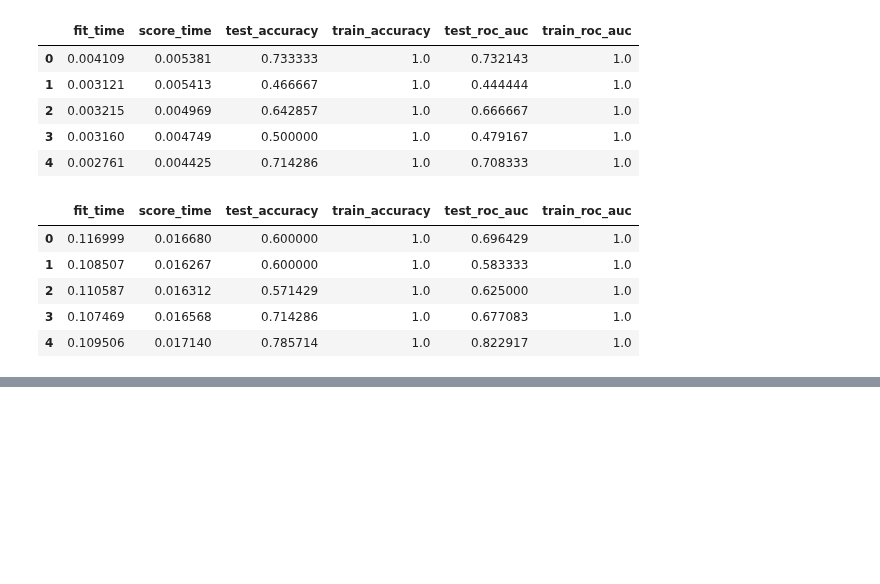
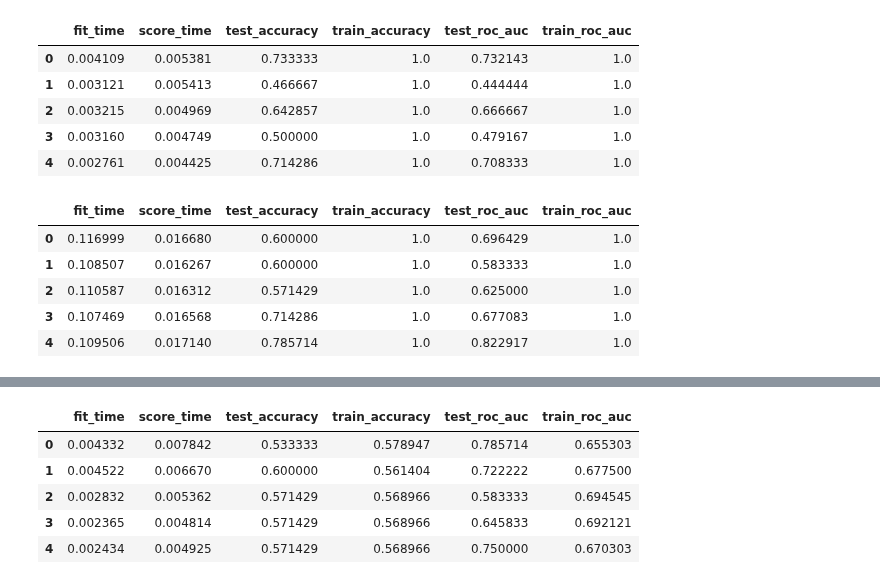
Before and after one commit to gianluca-capelo/tmt-analysis, a Jupyter notebook: notebooks/analyze_train_set.ipynb, the cells around one changed output, grey strips where cells are left out. Cells and saved outputs as stored; diff of their text form; code cells hidden in the pictures; blank space fills up the shorter version.

```diff
--- a/notebooks/analyze_train_set.ipynb
+++ b/notebooks/analyze_train_set.ipynb
@@ -154,0 +175,14 @@ pd.DataFrame(cv_results)
+# %%
+from sklearn.svm import SVC
+
+svm = SVC(random_state=RANDOM_STATE)
+
+cv_results = cross_validate(svm, X_train, y_train, cv=5, scoring=scoring, return_train_score=True)
+pd.DataFrame(cv_results)
+# %% [output]
+|  | fit_time | score_time | test_accuracy | train_accuracy | test_roc_auc | train_roc_auc |
+| 0 | 0.004332 | 0.007842 | 0.533333 | 0.578947 | 0.785714 | 0.655303 |
+| 1 | 0.004522 | 0.006670 | 0.600000 | 0.561404 | 0.722222 | 0.677500 |
+| 2 | 0.002832 | 0.005362 | 0.571429 | 0.568966 | 0.583333 | 0.694545 |
+| 3 | 0.002365 | 0.004814 | 0.571429 | 0.568966 | 0.645833 | 0.692121 |
+| 4 | 0.002434 | 0.004925 | 0.571429 | 0.568966 | 0.750000 | 0.670303 |
```
Also changed, not shown: parts of 2 cells of this notebook.
